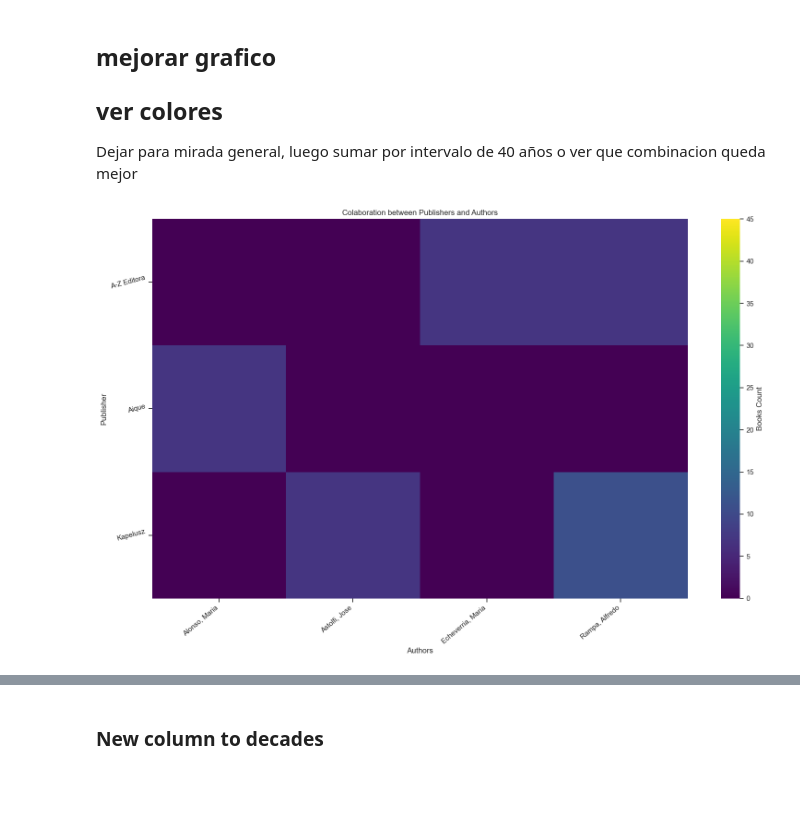
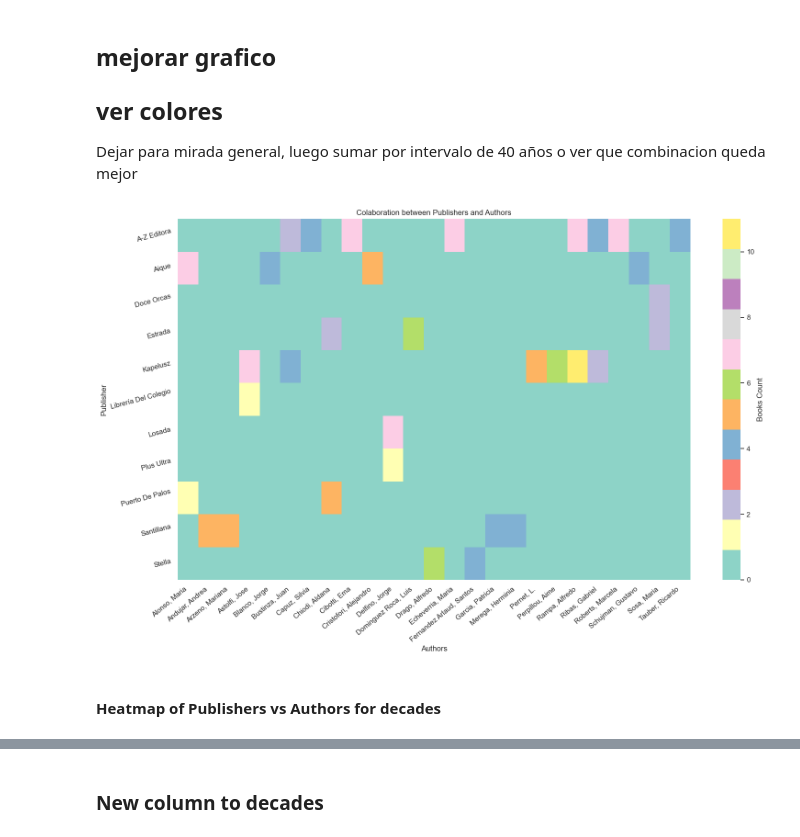
Before and after one commit to rominicky/miscellaneous, a Jupyter notebook: glotrec_explorating.ipynb, the cells around one changed output, grey strips where cells are left out. Drawn from its saved outputs; the diff is of its cells as text; code cells hidden in the pictures; blank space fills up the shorter version.

```diff
--- a/glotrec_explorating.ipynb
+++ b/glotrec_explorating.ipynb
@@ -100,9 +101,7 @@ None
 # %%
-
-# clean up spaces and convert to lowercase
 df['Publisher'] = df['Publisher'].str.strip().str.lower()
 df['Year'] = pd.to_numeric(df['Year'], errors='coerce')
-# Normalization publishers
+
 mapa_editoriales = {
     'a-z editora': 'A-Z Editora',
     'a-z ed.': 'A-Z Editora',
@@ -140,10 +139,13 @@ mapa_editoriales = {
     'librería del colegio, alsina y bolívar': 'Librería del Colegio',
     'cabaut, librería del colegio': 'Librería del Colegio',
     'alsina & bolívar, librería del colegio': 'Librería del Colegio',
-    'librería del colegio': 'Librería del Colegio'
+    'librería del colegio': 'Librería del Colegio',
+    'ed. crespillo': 'Crespillo',
+    'f. crespillo': 'Crespillo',
+    'f. crespillo editor': 'Crespillo',
+    'ed. peuser': 'Peuser',
+    'peuser': 'Peuser'
     }
 
-#quitar a la normalizacion ed. en crespillo y peuser
-# apply normalization
 df['Publisher'] = df['Publisher'].replace(mapa_editoriales).str.title()
 # %% [markdown]
@@ -226,5 +276,6 @@ plt.show()
 # %%
 # Heatmap of Publishers vs Level of Education
+df['Level of Education'] = df['Level of Education'].fillna('').str.split('|').str[0]
 plt.figure(figsize=(16, 10))
 (df
  .explode('Publisher')
@@ -252,5 +303,6 @@ plt.show()
 # %%
 # Heatmap of Publishers vs Document Type
+df['Document Type'] = df['Document Type'].fillna('').str.split('|').str[0]
 plt.figure(figsize=(16, 10))
 (df
  .explode('Publisher')
@@ -310,30 +362,33 @@ plt.show()
 Dejar para mirada general, luego sumar por intervalo de 40 años o ver que combinacion queda mejor
 # %%
 # Heatmap of Publishers vs Authors
+
 plt.figure(figsize=(16, 10))
-vmax = 45
+""" vmax = 45 """
 (df
  .explode('Authors')
  .pipe(lambda d: d[
-        d['Publisher'].isin(d['Publisher'].value_counts().nlargest(5).index) &
-        d['Authors'].isin(d['Authors'].value_counts().nlargest().index)
+        d['Publisher'].isin(d['Publisher'].value_counts().nlargest(25).index) &
+        d['Authors'].isin(d['Authors'].value_counts().nlargest(25).index)
     ])
  .pipe(lambda d: sns.heatmap(
      pd.crosstab(d['Publisher'], d['Authors']),
-     cmap='viridis',
+     cmap='Set3',
      annot=False,
      fmt='d',
      linecolor='gray',
-     cbar_kws={'label': 'Books Count'},
-    vmax=vmax
+     cbar_kws={'label': 'Books Count'}
+    #vmax=vmax
  ))
 )
 plt.title('Colaboration between Publishers and Authors')
 plt.xlabel('Authors')
 plt.ylabel('Publisher')
 plt.xticks(rotation=40, ha='right')
 plt.yticks(rotation=15, ha='right')
 plt.tight_layout()
 plt.show()
 # %% [output]
-[figure, old version]
+[figure, new version]
+# %% [markdown]
+#### Heatmap of Publishers vs Authors for decades
```
Also changed, not shown: parts of 27 cells of this notebook.
